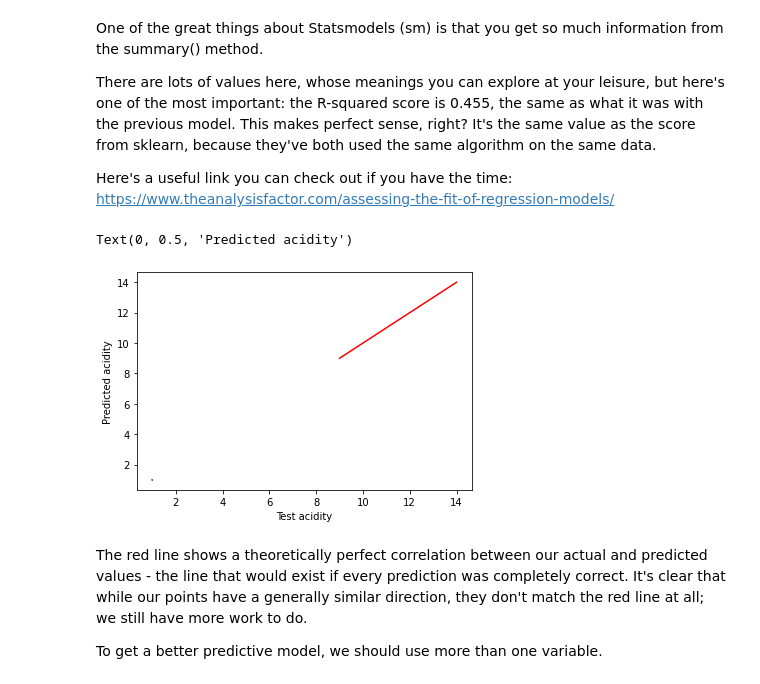
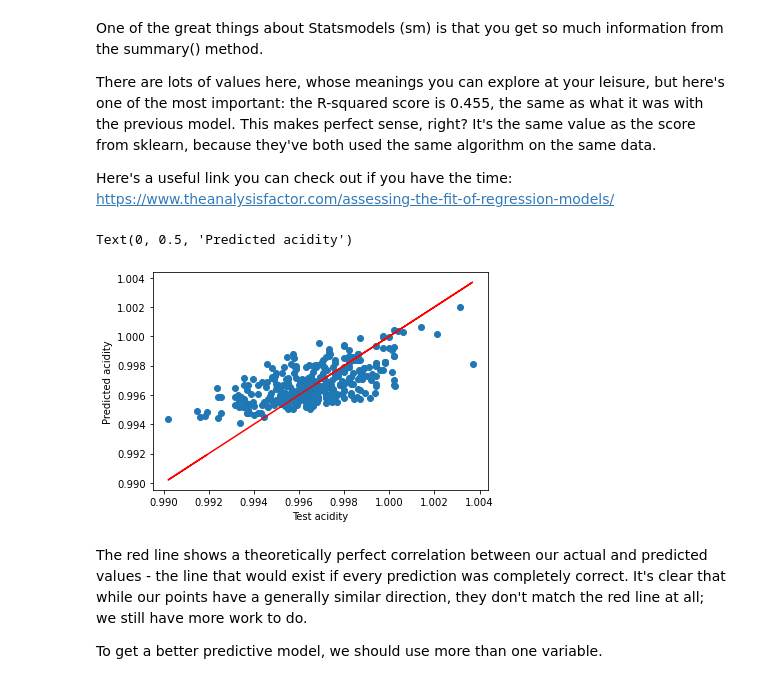
Before and after one commit to mengyanl/springboard, a Jupyter notebook: LinearRegression/Springboard Regression Case Study - the Red Wine Dataset - Tier 3.ipynb, the cells around one changed output. Drawn from its saved outputs; the diff is of its cells as text; code cells hidden in the pictures.

```diff
--- a/LinearRegression/Springboard Regression Case Study - the Red Wine Dataset - Tier 3.ipynb
+++ b/LinearRegression/Springboard Regression Case Study - the Red Wine Dataset - Tier 3.ipynb
@@ -390,17 +390,17 @@ y_te_p = OLS_model.predict(X_test)
 # %%
 # Plot the predictions
 # Build a scatterplot
-plt.plot(y_test,y_te_p)
+plt.scatter(y_test,y_te_p)
 # Add a line for perfect correlation. Can you see what this line is doing? Use plot()
 # sns.regplot(y_test,y_te_pred)
-plt.plot([i for i in range(9,15)],[i for i in range(9,15)], color='red')
+plt.plot(y_test,y_test, color='red')
 
 # Label it nicely
 plt.xlabel('Test acidity')
 plt.ylabel('Predicted acidity')
 # %% [output]
 Text(0, 0.5, 'Predicted acidity')
-[figure, old version]
+[figure, new version]
 # %% [markdown]
 The red line shows a theoretically perfect correlation between our actual and predicted values - the line that would exist if every prediction was completely correct. It's clear that while our points have a generally similar direction, they don't match the red line at all; we still have more work to do.
 
```
Also changed, not shown: parts of 1 cell of this notebook.
